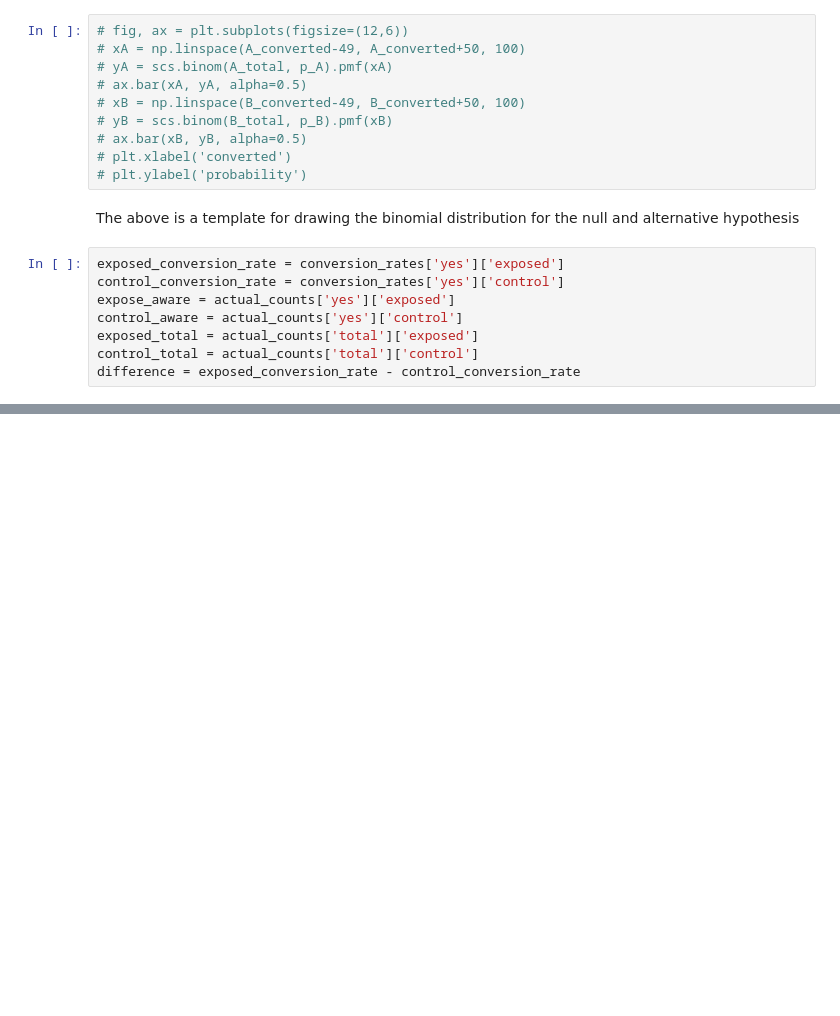
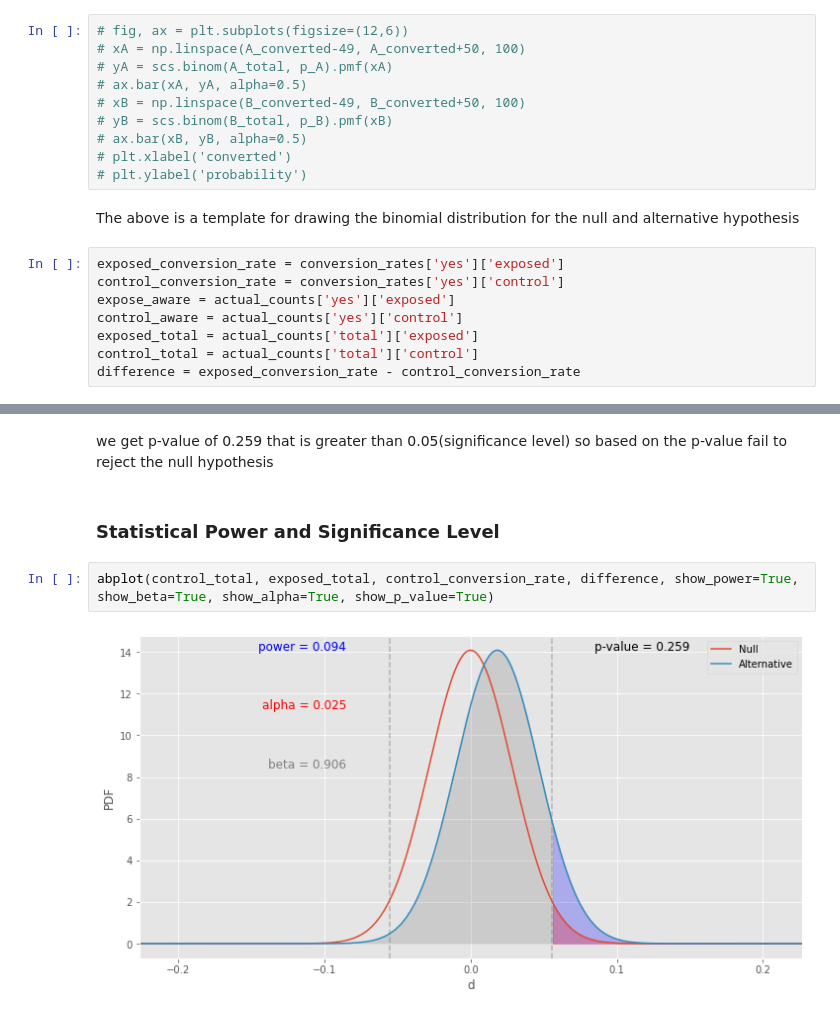
Before and after one commit to Samrawit02/SmartAd_AB_test, a Jupyter notebook: notebooks/Classical AB testing.ipynb, the cells around one changed output, grey strips where cells are left out. Drawn from its saved outputs; the diff is of its cells as text; blank space fills up the shorter version.

```diff
--- a/notebooks/Classical AB testing.ipynb
+++ b/notebooks/Classical AB testing.ipynb
@@ -142,0 +177,9 @@ plt.show()
+# %% [markdown]
+we get p-value of 0.259 that is greater than 0.05(significance level)
+so based on the p-value fail to reject the null hypothesis
+# %% [markdown]
+### Statistical Power and Significance Level
+# %%
+abplot(control_total, exposed_total, control_conversion_rate, difference, show_power=True, show_beta=True, show_alpha=True, show_p_value=True)
+# %% [output]
+[figure, added]
```
Also changed, not shown: parts of 21 cells of this notebook.
